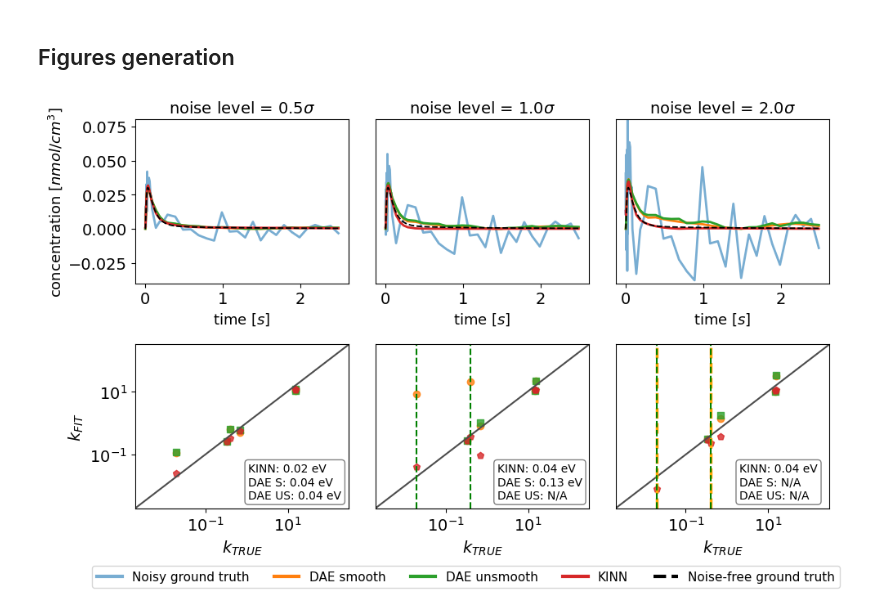
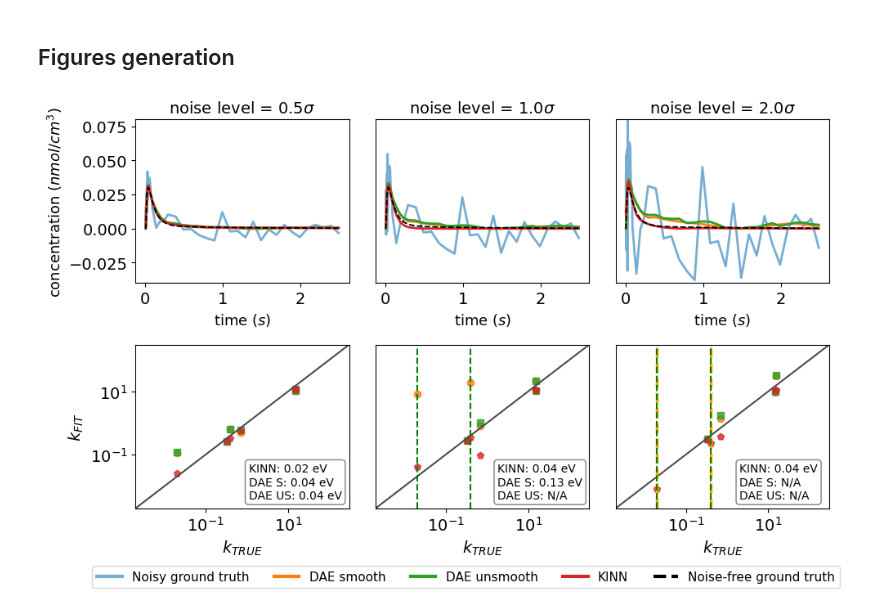
Before and after one commit to medford-group/kinn-tap, a Jupyter notebook: scripts/pyomo/figures.ipynb, the cells around one changed output. Cells and saved outputs as stored; diff of their text form; code cells hidden in the pictures.

```diff
--- a/scripts/pyomo/figures.ipynb
+++ b/scripts/pyomo/figures.ipynb
@@ -87,8 +87,8 @@ axs[0,0].plot(thin_data['time']['0'], thin_data['CO']['0'], 'k--',
                           linewidth = 1.3, label = 'Noise-free ground truth')
 
 axs[0,0].set_title('noise level = 0.5$\sigma$', fontsize = 14)
-axs[0,0].set_ylabel('concentration [$nmol/cm^3$]', fontsize = 13)
-axs[0,0].set_xlabel('time [$s$]', fontsize = 13)
+axs[0,0].set_ylabel('concentration ($nmol/cm^3$)', fontsize = 13)
+axs[0,0].set_xlabel('time ($s$)', fontsize = 13)
 axs[0,0].set(ylim=(-0.04, 0.08))
 
 axs[0,1].plot(dae_10_raw.index[:n_points], dae_10_raw.iloc[:n_points,n_species],
@@ -102,7 +102,7 @@ axs[0,1].plot(dae_10_raw.index[:n_points], kinn_10_conc.iloc[:n_points,n_species
 axs[0,1].plot(thin_data['time']['0'], thin_data['CO']['0'], 'k--',
                           linewidth = 1.3)
 axs[0,1].set_title('noise level = 1.0$\sigma$', fontsize = 14)
-axs[0,1].set_xlabel('time [$s$]', fontsize = 13)
+axs[0,1].set_xlabel('time ($s$)', fontsize = 13)
 axs[0,1].set(ylim=(-0.04, 0.08))
 axs[0,1].yaxis.set_visible(False)
 
@@ -117,7 +117,7 @@ axs[0,2].plot(dae_20_raw.index[:n_points], kinn_20_conc.iloc[:n_points,n_species
 axs[0,2].plot(thin_data['time']['0'], thin_data['CO']['0'], 'k--',
                           linewidth = 1.3)
 axs[0,2].set_title('noise level = 2.0$\sigma$', fontsize = 14)
-axs[0,2].set_xlabel('time [$s$]', fontsize = 13)
+axs[0,2].set_xlabel('time ($s$)', fontsize = 13)
 axs[0,2].set(ylim=(-0.04, 0.08))
 axs[0,2].yaxis.set_visible(False)
 
@@ -166,34 +166,37 @@ axs[1,2].axvline(x = 0.02, linestyle = '--', color = 'g', )
 axs[1,2].axvline(x = 0.4, linestyle = '--', color = 'g',)
 
 
 axs[1,0].text(1.1,0.004, '\n'.join((
     r'KINN: %.2f eV' % (0.01801, ),
     r'DAE S: %.2f eV' % (0.04104, ),
     r'DAE US: %.2f eV' % (0.03952, ))), fontsize=10,
               bbox=dict(boxstyle='round', facecolor = 'None', alpha=0.5),
             )
 
 axs[1,1].text(1.8,0.004, '\n'.join((
     r'KINN: %.2f eV' % (0.04351, ),
     r'DAE S: %.2f eV' % (0.13152, ),
     r'DAE US: N/A')), fontsize=10,
               bbox=dict(boxstyle='round', facecolor = 'None', alpha=0.5),
             )
 
 axs[1,2].text(2,0.004, '\n'.join((
     r'KINN: %.2f eV' % (0.04134, ),
     r'DAE S: N/A',
     r'DAE US: N/A')), fontsize=10,
               bbox=dict(boxstyle='round', facecolor = 'None', alpha=0.5),
             )
 
 leg = fig.legend(ncol = 5, frameon = True, fontsize = 11, bbox_to_anchor=(1, 0.03))
 for line in leg.get_lines():
     line.set_linewidth(3.0)
 
 fig.tight_layout()
+
+plt.savefig('../../../Final_final/kinn_dae_compare_v3.pdf', format = 'pdf', bbox_inches="tight")
+plt.savefig('../../../Final_final/kinn_dae_compare_v3.svg', format = 'svg', bbox_inches="tight")
 # %% [output]
-[figure, old version]
+[figure, new version]
 # %%
 species_name = ['CO','O$_2$','CO$_2$','CO*','O*','*']
 true_key = list(thin_data.keys())[1:]
```
Also changed, not shown: parts of 1 cell of this notebook.
